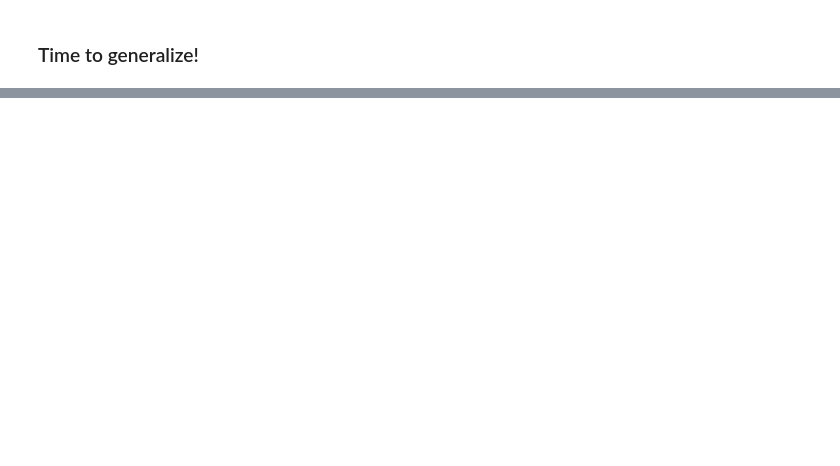
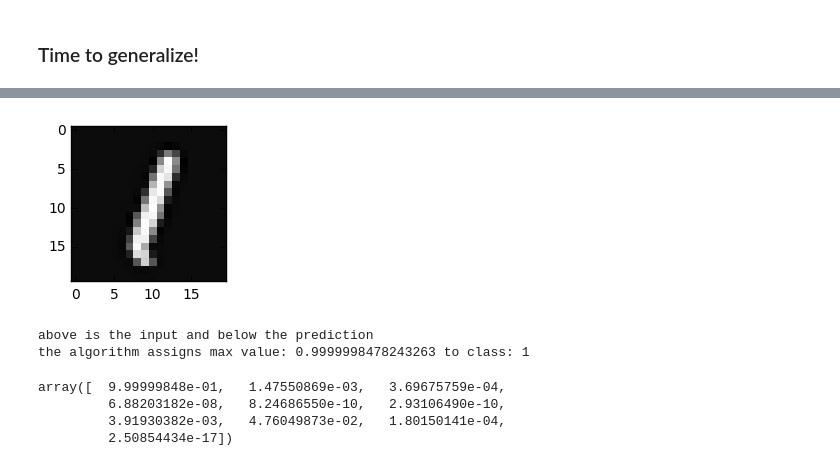
Before and after one commit to gurbraj/ML, a Jupyter notebook: ex3_neural_networks/ex3_neural_networks.ipynb, the cells around one changed output, grey strips where cells are left out. Drawn from its saved outputs; the diff is of its cells as text; code cells hidden in the pictures; blank space fills up the shorter version.

```diff
--- a/ex3_neural_networks/ex3_neural_networks.ipynb
+++ b/ex3_neural_networks/ex3_neural_networks.ipynb
@@ -160,12 +160,12 @@ This is more efficient with large number of parameters.
 In the previous homework, I didn't have to compute the cost gradient because
 the scipy.optimize function did it for me with some kind of interpolation..."
 # %%
-def optimal_thetas(theta_array,X,Y,l=0, iterations=2000):
+def optimal_thetas_cg(theta_array,X,Y,l=0, iterations=2000):
     result = optimize.fmin_cg(cost_function2, fprime=gradient_function, x0=theta_array, args=(X, Y, l), maxiter=iterations,
                               full_output=True)
     return result[0], result[1]
 # %%
-theta_array_opti, minimal_cost=optimal_thetas(theta_array,X,Y_10)
+theta_array_opti, minimal_cost=optimal_thetas_cg(theta_array,X,Y_10)
 # %% [output]
 Warning: Desired error not necessarily achieved due to precision loss.
          Current function value: nan
@@ -184,0 +200,2 @@ i think we could say something about the probability that the out of sample-erro
+# %%
+theta_matrix=one_vs_all(theta_array,X,Y)
@@ -184,0 +238,40 @@ i think we could say something about the probability that the out of sample-erro
+# %%
+sigmoid(np.dot(theta_matrix,X[0]))
+
+def predict(theta_matrix,X,row):
+    #row is the number that corresponds to  X's row
+
+    X_pic=X[:,1:]
+    #^^need to get rid of 1's  for the picture
+    X_row=X_pic[row][:]
+    X_row_matrix=np.reshape(X_row,(20,20)).T
+
+    fig = plt.figure(figsize=(2,2))
+    img_matrix=scipy.misc.toimage(X_row_matrix)
+    plt.imshow(img_matrix,cmap=plt.cm.Greys_r, interpolation='none')
+    plt.show()
+    print('above is the input and below the prediction')
+
+
+    prediction_array=sigmoid(np.dot(theta_matrix,X[row]))
+
+    max_value=max(prediction_array)
+
+    for i in range(len(prediction_array)):
+        if prediction_array[i]==max_value:
+            max_value_index=i
+
+    print(('the algorithm assigns max value: {max_value} to class: {max_value_index} ').format(max_value=max_value, max_value_index=max_value_index+1))
+# %%
+predict(theta_matrix,X,886)
+# %% [output]
+[figure, added]
+above is the input and below the prediction
+the algorithm assigns max value: 0.9999998478243263 to class: 1
+# %%
+predict(theta_matrix,X,286)
+# %% [output]
+array([  9.99999848e-01,   1.47550869e-03,   3.69675759e-04,
+         6.88203182e-08,   8.24686550e-10,   2.93106490e-10,
+         3.91930382e-03,   4.76049873e-02,   1.80150141e-04,
+         2.50854434e-17])
```
Also changed, not shown: parts of 7 cells of this notebook.
